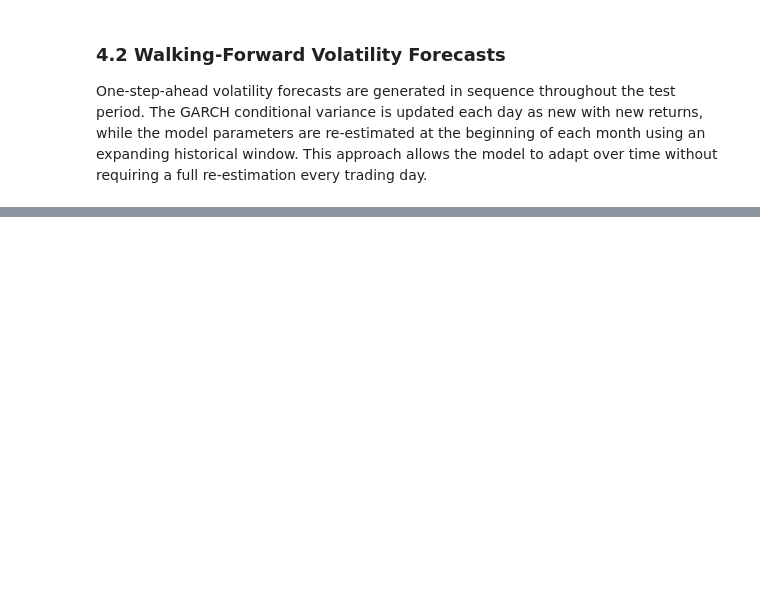
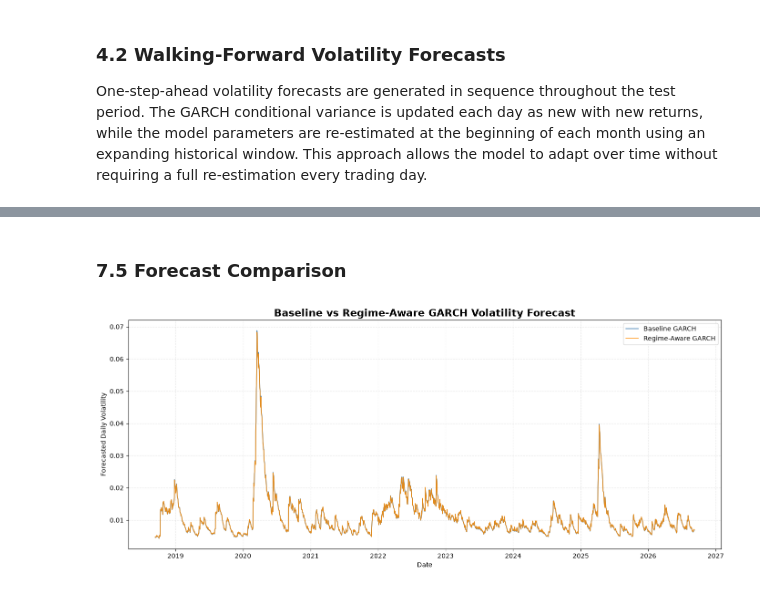
Before and after one commit to Nilsolsson010902/regime-switching-var, a Jupyter notebook: notebooks/04_Regime_Switching_GARCH.ipynb, the cells around one changed output, grey strips where cells are left out. Cells and saved outputs as stored; diff of their text form; code cells hidden in the pictures; blank space fills up the shorter version.

```diff
--- a/notebooks/04_Regime_Switching_GARCH.ipynb
+++ b/notebooks/04_Regime_Switching_GARCH.ipynb
@@ -125,0 +489,16 @@ One-step-ahead volatility forecasts are generated in sequence throughout the tes
+# %%
+current_regime_variance = (filtered_probs_df.values @ regime_variances)
+
+current_regime_volatility = np.sqrt(current_regime_variance)
+
+current_regime_volatility = pd.Series(
+    current_regime_volatility,
+    index=filtered_probs_df.index,
+    name="Current_Regime_Implied_Volatility"
+)
+
+regime_adjustment = (regime_implied_volatility / current_regime_volatility)
+
+regime_adjustment.name = "Regime_Adjustment"
+
+regime_adjustment.describe()
@@ -125,0 +550,37 @@ One-step-ahead volatility forecasts are generated in sequence throughout the tes
+# %% [markdown]
+### 7.5 Forecast Comparison
+# %%
+fig, ax = plt.subplots(figsize=(14, 6))
+
+ax.plot(
+    volatility_forecasts.index,
+    volatility_forecasts["Baseline_GARCH"],
+    color="steelblue",
+    linewidth=1.2,
+    label="Baseline GARCH"
+)
+
+ax.plot(
+    volatility_forecasts.index,
+    volatility_forecasts["Regime_Aware_GARCH"],
+    color="darkorange",
+    linewidth=1.2,
+    alpha=0.85,
+    label="Regime-Aware GARCH"
+)
+
+ax.set_title(
+    "Baseline vs Regime-Aware GARCH Volatility Forecast",
+    fontsize=16,
+    fontweight="bold"
+)
+
+ax.set_xlabel("Date")
+ax.set_ylabel("Forecasted Daily Volatility")
+ax.legend()
+ax.grid(True, linestyle="--", alpha=0.3)
+
+plt.tight_layout()
+plt.show()
+# %% [output]
+[figure, added]
```
Also changed, not shown: parts of 36 cells of this notebook, 1 other file.
